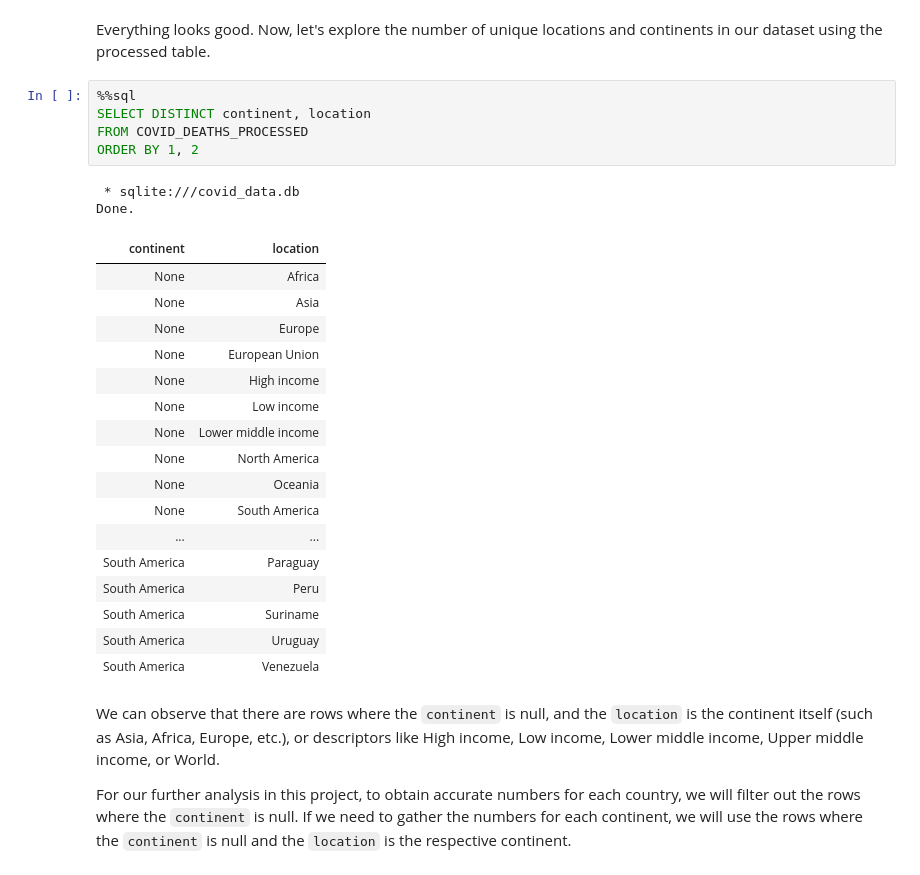
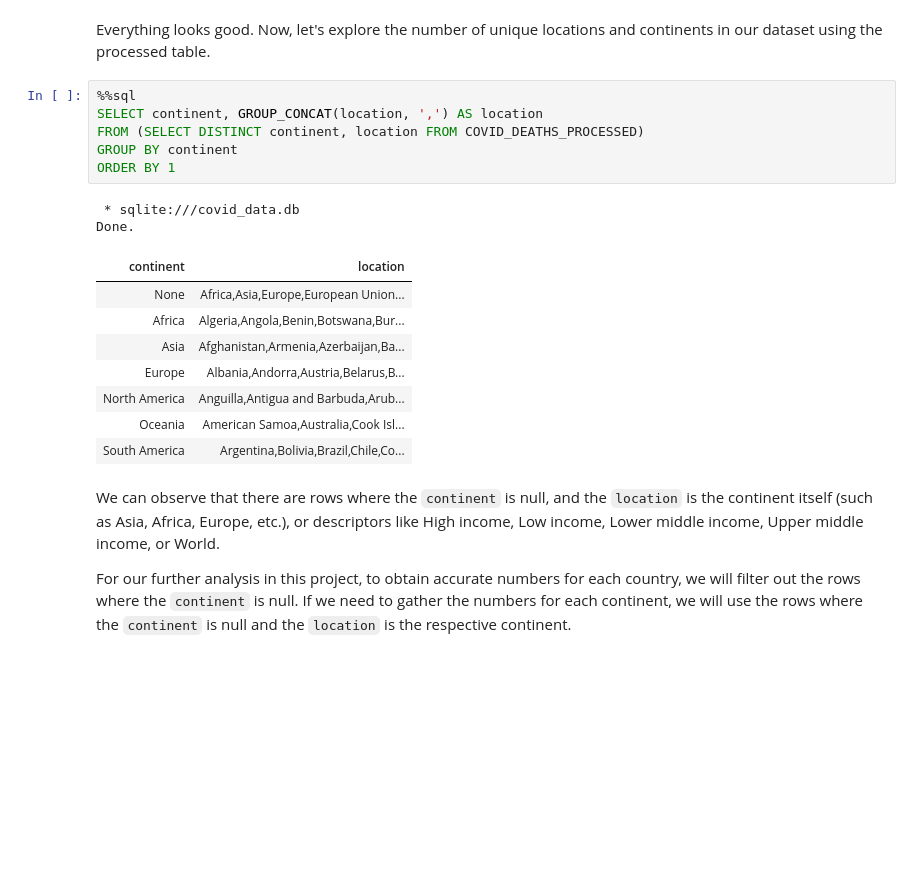
Before and after one commit to hienphan161/covid-data-exploration-with-sql, a Jupyter notebook: Exploring_COVID_19_Data_An_In_depth_Analysis.ipynb, the cells around one changed output. Saved outputs shown, nothing was run; the diff lists cells and outputs as text; blank space fills up the shorter version.

```diff
--- a/Exploring_COVID_19_Data_An_In_depth_Analysis.ipynb
+++ b/Exploring_COVID_19_Data_An_In_depth_Analysis.ipynb
@@ -287,29 +287,21 @@ Done.
 Everything looks good. Now, let's explore the number of unique locations and continents in our dataset using the processed table.
 # %%
 %%sql
-SELECT DISTINCT continent, location
-FROM COVID_DEATHS_PROCESSED
-ORDER BY 1, 2
+SELECT continent, GROUP_CONCAT(location, ',') AS location
+FROM (SELECT DISTINCT continent, location FROM COVID_DEATHS_PROCESSED)
+GROUP BY continent
+ORDER BY 1
 # %% [output]
  * sqlite:///covid_data.db
 Done.
 | continent | location |
-| None | Africa |
-| None | Asia |
-| None | Europe |
-| None | European Union |
-| None | High income |
-| None | Low income |
-| None | Lower middle income |
-| None | North America |
-| None | Oceania |
-| None | South America |
-| ... | ... |
-| South America | Paraguay |
-| South America | Peru |
-| South America | Suriname |
-| South America | Uruguay |
-| South America | Venezuela |
+| None | Africa,Asia,Europe,European Union... |
+| Africa | Algeria,Angola,Benin,Botswana,Bur... |
+| Asia | Afghanistan,Armenia,Azerbaijan,Ba... |
+| Europe | Albania,Andorra,Austria,Belarus,B... |
+| North America | Anguilla,Antigua and Barbuda,Arub... |
+| Oceania | American Samoa,Australia,Cook Isl... |
+| South America | Argentina,Bolivia,Brazil,Chile,Co... |
 # %% [markdown]
 We can observe that there are rows where the `continent` is null, and the `location` is the continent itself (such as Asia, Africa, Europe, etc.), or descriptors like High income, Low income, Lower middle income, Upper middle income, or World.
 
```
Also changed, not shown: parts of 35 cells of this notebook.
